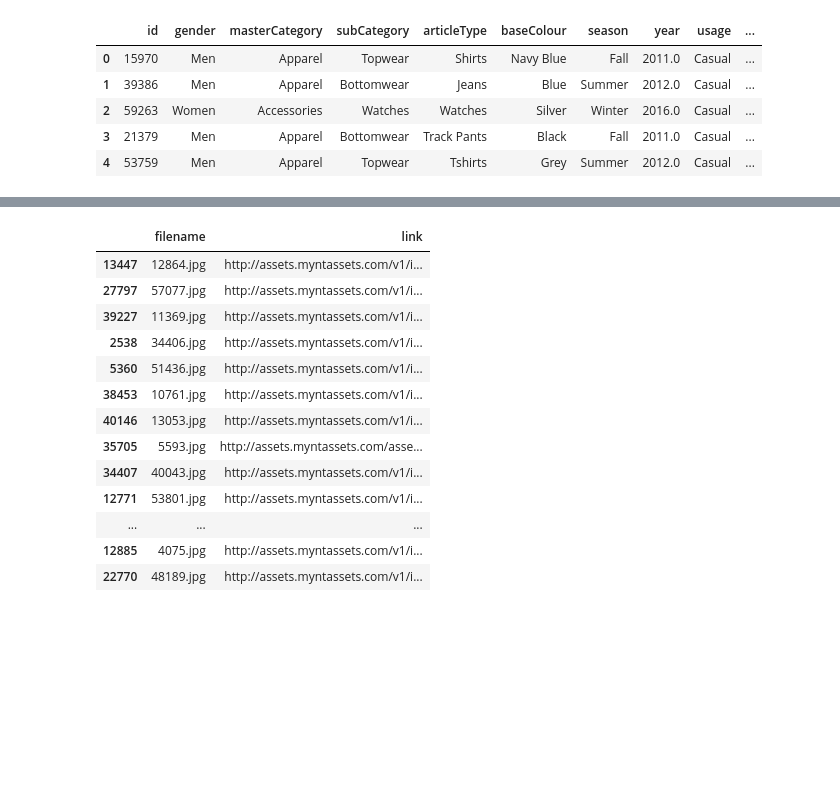
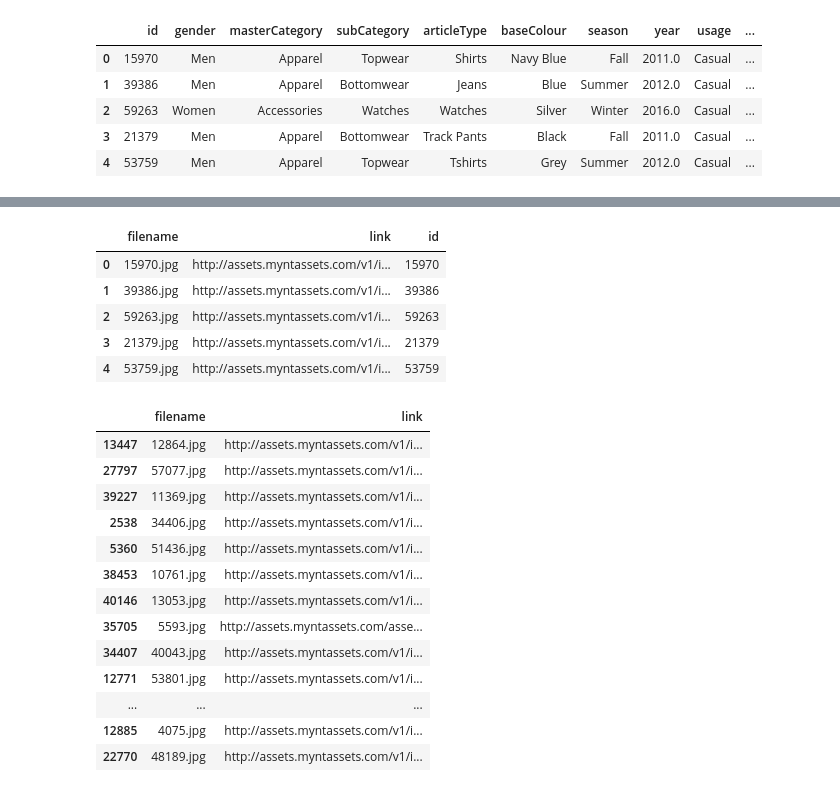
Before and after one commit to randa-ama/DS6050-Final-Project, a Jupyter notebook: load_data.ipynb, the cells around one changed output, grey strips where cells are left out. Cells and saved outputs as stored; diff of their text form; code cells hidden in the pictures; blank space fills up the shorter version.

```diff
--- a/load_data.ipynb
+++ b/load_data.ipynb
@@ -81,3 +90,15 @@ styles.head()
+# %%
+# going to add a new column to the images data set that is named 'id' so when we chose the images we want to use we could easily drop the images
+# the id column in the images dataset is going to be created by looking at the 'filename' and dropping .jpg
+images['id'] = images['filename'].str.replace('.jpg', '', regex=False)
+images.head()
+# %% [output]
+|  | filename | link | id |
+| 0 | 15970.jpg | http://assets.myntassets.com/v1/i... | 15970 |
+| 1 | 39386.jpg | http://assets.myntassets.com/v1/i... | 39386 |
+| 2 | 59263.jpg | http://assets.myntassets.com/v1/i... | 59263 |
+| 3 | 21379.jpg | http://assets.myntassets.com/v1/i... | 21379 |
+| 4 | 53759.jpg | http://assets.myntassets.com/v1/i... | 53759 |
 # %%
 # creating an images subset
 images_sub = images.sample(20)
```
Also changed, not shown: parts of 2 cells of this notebook.
